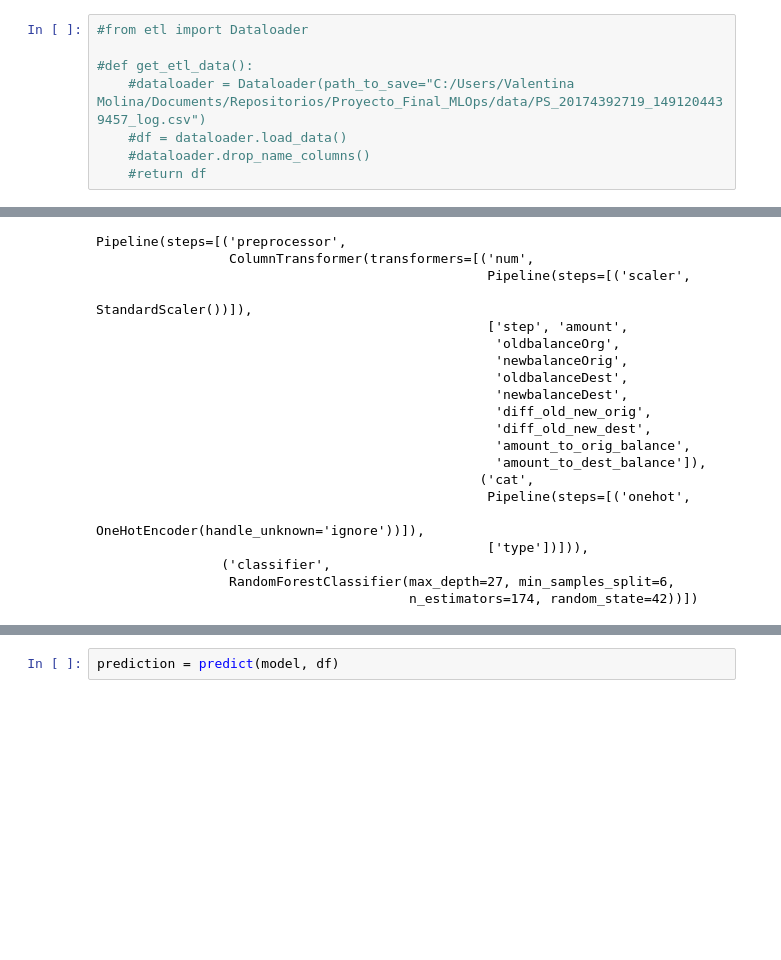
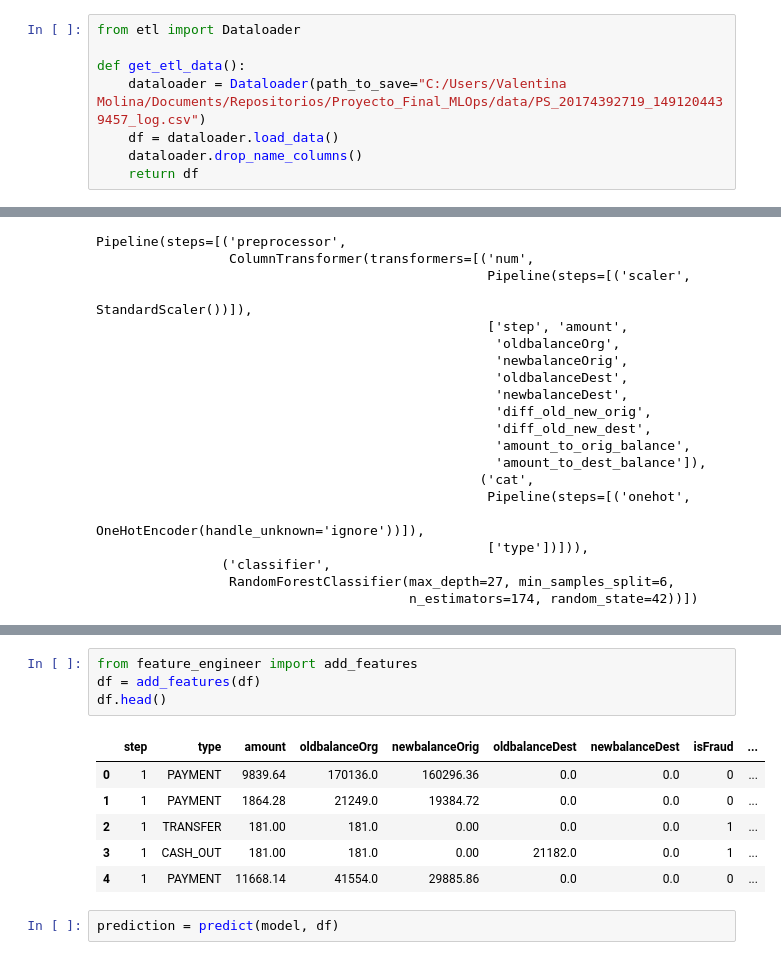
Before and after one commit to valenmolinam/Proyecto_Final_MLOps, a Jupyter notebook: Proyecto_Final_MLOps/src/app/pred_batch/prediction.ipynb, the cells around one changed output, grey strips where cells are left out. Drawn from its saved outputs; the diff is of its cells as text; blank space fills up the shorter version.

```diff
--- a/Proyecto_Final_MLOps/src/app/pred_batch/prediction.ipynb
+++ b/Proyecto_Final_MLOps/src/app/pred_batch/prediction.ipynb
@@ -63,13 +63,13 @@ def save_prediction(df, prediction):
     df.to_csv('predictions/predictions.csv', index=False)
     return df
 # %%
-#from etl import Dataloader
+from etl import Dataloader
 
-#def get_etl_data():
-    #dataloader = Dataloader(path_to_save="C:/Users/Valentina Molina/Documents/Repositorios/Proyecto_Final_MLOps/data/PS_20174392719_1491204439457_log.csv")
-    #df = dataloader.load_data()
-    #dataloader.drop_name_columns()
-    #return df
+def get_etl_data():
+    dataloader = Dataloader(path_to_save="C:/Users/Valentina Molina/Documents/Repositorios/Proyecto_Final_MLOps/data/PS_20174392719_1491204439457_log.csv")
+    df = dataloader.load_data()
+    dataloader.drop_name_columns()
+    return df
 # %%
 import os
 
@@ -131,3 +110,14 @@ df
+# %%
+from feature_engineer import add_features
+df = add_features(df)
+df.head()
+# %% [output]
+|  | step | type | amount | oldbalanceOrg | newbalanceOrig | oldbalanceDest | newbalanceDest | isFraud | ... |
+| 0 | 1 | PAYMENT | 9839.64 | 170136.0 | 160296.36 | 0.0 | 0.0 | 0 | ... |
+| 1 | 1 | PAYMENT | 1864.28 | 21249.0 | 19384.72 | 0.0 | 0.0 | 0 | ... |
+| 2 | 1 | TRANSFER | 181.00 | 181.0 | 0.00 | 0.0 | 0.0 | 1 | ... |
+| 3 | 1 | CASH_OUT | 181.00 | 181.0 | 0.00 | 21182.0 | 0.0 | 1 | ... |
+| 4 | 1 | PAYMENT | 11668.14 | 41554.0 | 29885.86 | 0.0 | 0.0 | 0 | ... |
 # %%
 prediction = predict(model, df)
 # %%
```
Also changed, not shown: parts of 4 cells of this notebook.
